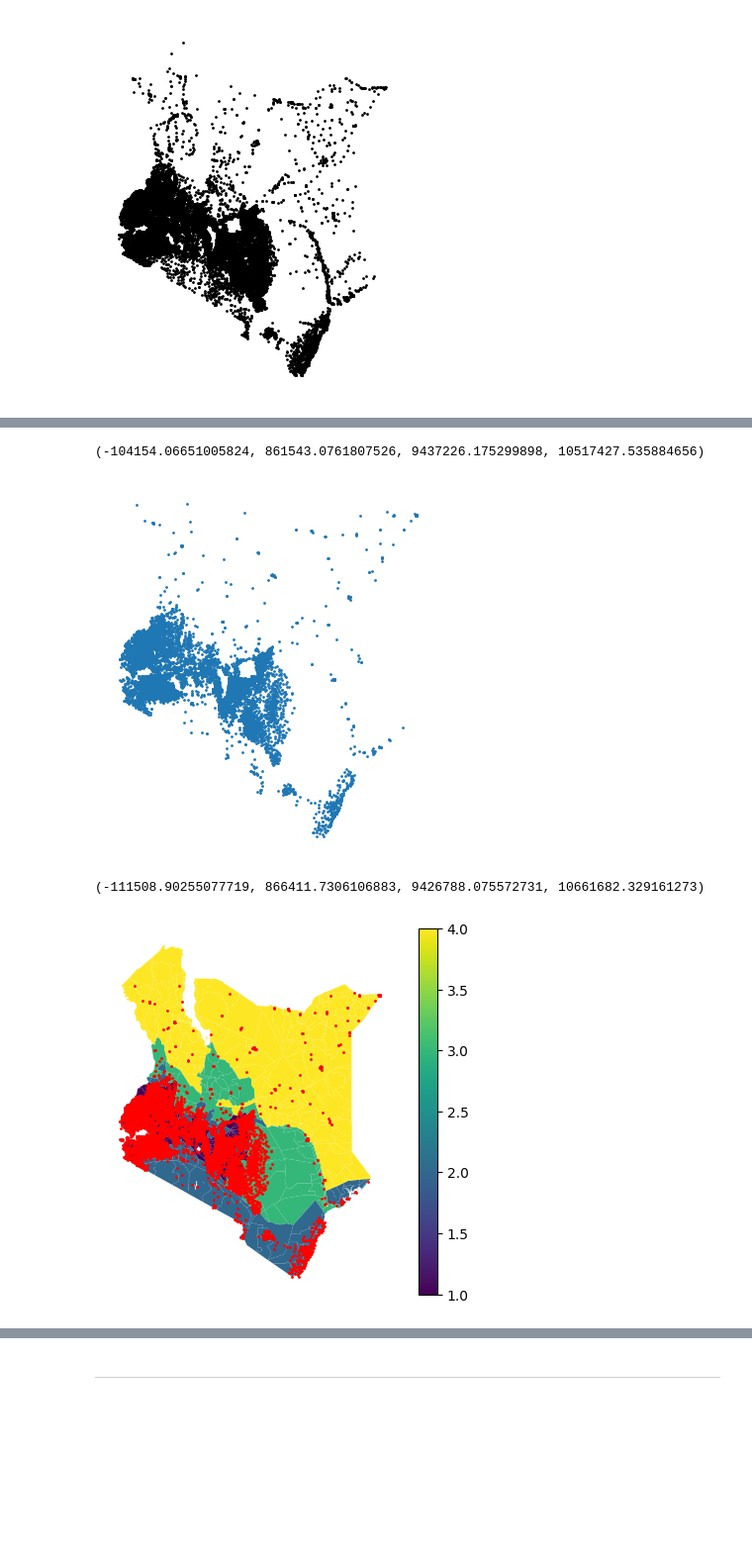
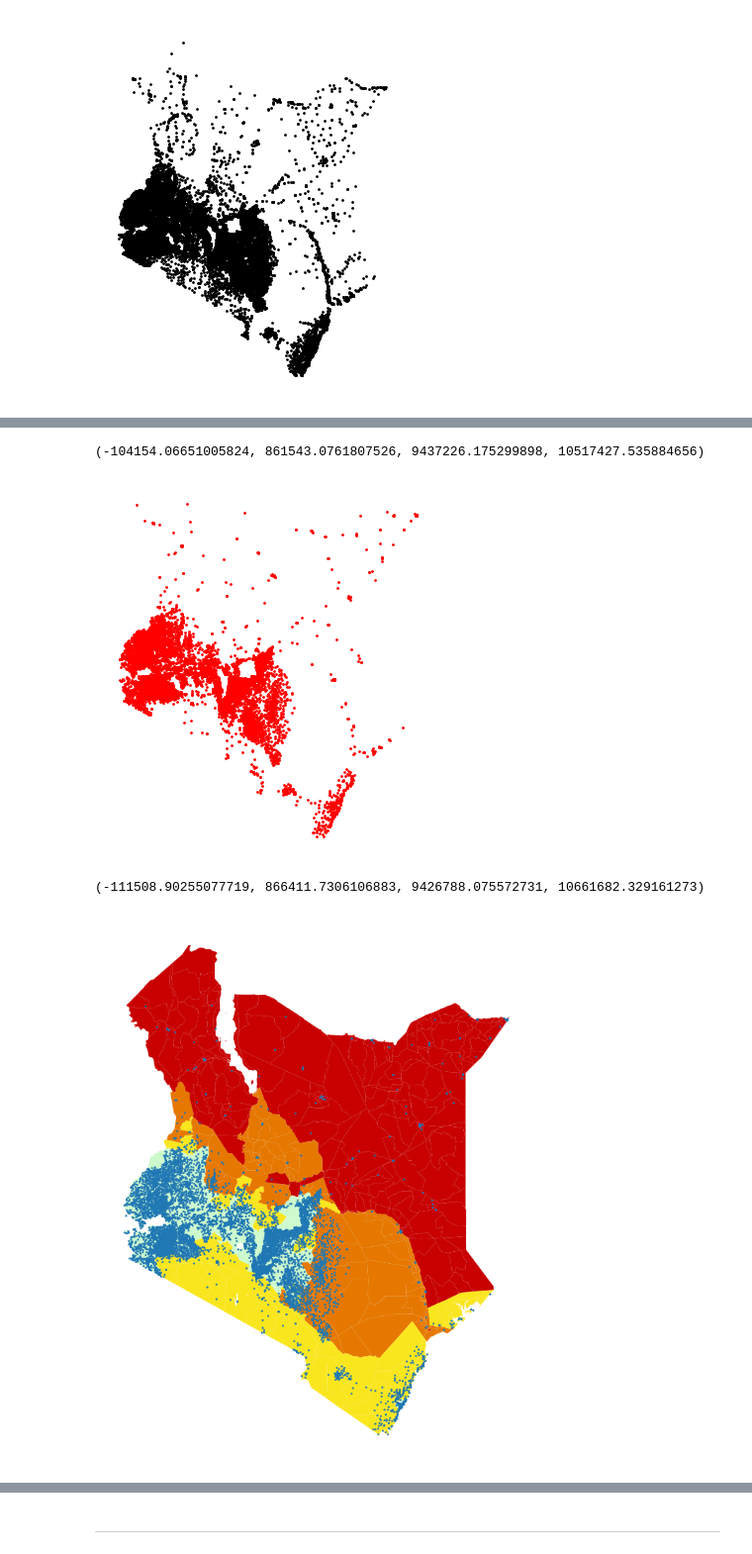
Before and after one commit to GeorMurk/Schools-and-Markets, a Jupyter notebook: geomap.ipynb, the cells around one changed output, grey strips where cells are left out. Shown at 99% size. Drawn from its saved outputs; the diff is of its cells as text; code cells hidden in the pictures; blank space fills up the shorter version.

```diff
--- a/geomap.ipynb
+++ b/geomap.ipynb
@@ -46,2 +77,9 @@ ipc_class_color = {1:'#cdfacd', 2:'#fae61e', 3:'#e67800', 4:'#c80000', 5:'#64000
+# %%
+colors = {1:'#cdfacd', 2:'#fae61e', 3:'#e67800', 4:'#c80000', 5:'#640000'}
+ipc_class_color = kenya_ipc['ML1'].map(colors)
+embu_ipc_class_color = embu['ML1'].map(colors)
+kajiado_ipc_class_color = kajiado['ML1'].map(colors)
+kitui_ipc_class_color = kitui['ML1'].map(colors)
+kieni_ipc_class_color = kieni['ML1'].map(colors)
 # %%
 fig,ax = plt.subplots()
@@ -88,17 +126,17 @@ ax.axis('off')
 # %%
 fig,ax = plt.subplots()
-secondary.plot(ax=ax, markersize=1)
+secondary.plot(ax=ax, color='red',markersize=1)
 ax.axis('off')
 # %% [output]
 (-104154.06651005824, 861543.0761807526, 9437226.175299898, 10517427.535884656)
-[figure, old version]
+[figure, new version]
 # %%
-fig,ax = plt.subplots()
-kenya_ipc.to_crs(primary.crs).plot(ax=ax, column='ML1', legend=True)
-secondary.plot(ax=ax, color='red', markersize=1)
+fig,ax = plt.subplots(figsize=(10,10))
+kenya_ipc.to_crs(primary.crs).plot(ax=ax, column='ML1', color=ipc_class_color)
+secondary.plot(ax=ax, markersize=1)
 ax.axis('off')
 # %% [output]
 (-111508.90255077719, 866411.7306106883, 9426788.075572731, 10661682.329161273)
-[figure, old version]
+[figure, new version]
 # %%
 fig,ax = plt.subplots()
```
Also changed, not shown: parts of 23 cells of this notebook.
